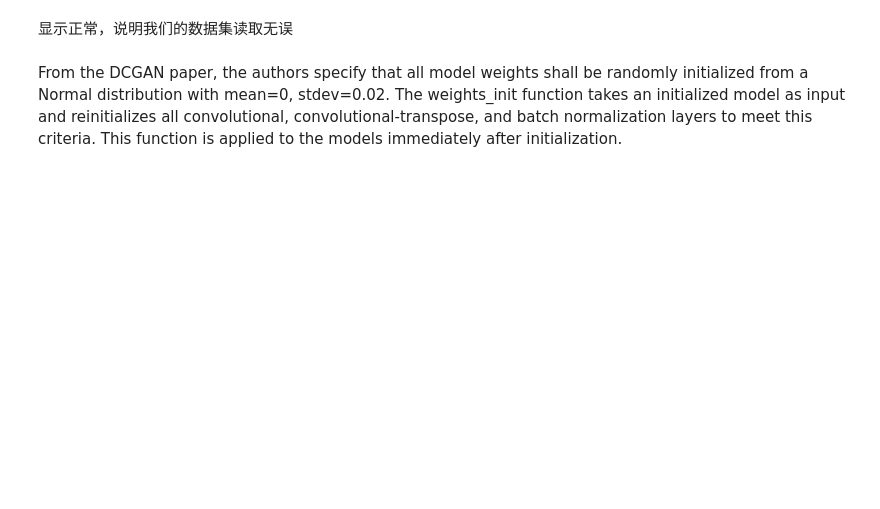
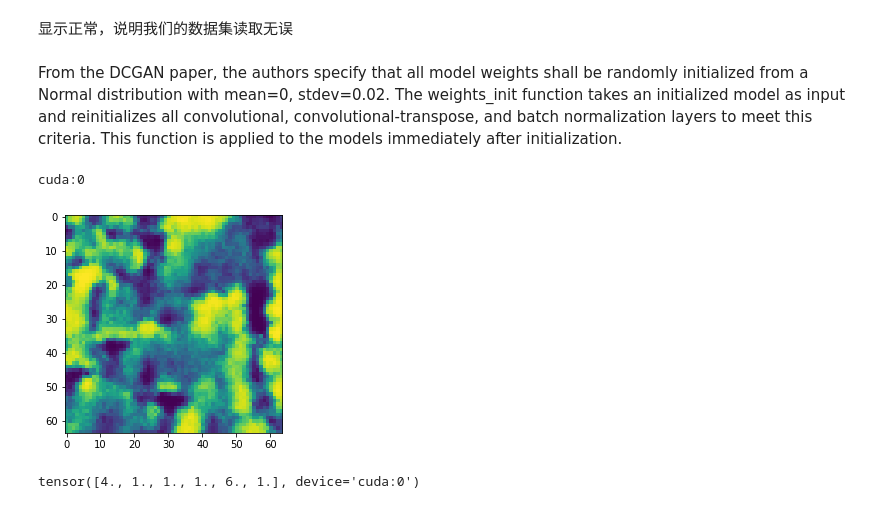
Before and after one commit to Tyrion58/SZD_image_generate, a Jupyter notebook: GAN.ipynb, the cells around one changed output. Saved outputs shown, nothing was run; the diff lists cells and outputs as text; code cells hidden in the pictures; blank space fills up the shorter version.

```diff
--- a/GAN.ipynb
+++ b/GAN.ipynb
@@ -354,7 +438,7 @@ def generate_latent_points(latent_dim, n_samples, n_classes=EXTRINSIC_DIM):
     labels = np.random.choice(len(YS),size=n_samples)
     weights = WEIGHTS[labels]
     labels=YS_scaled[labels]
-    return torch.from_numpy(z_input), torch.from_numpy(labels), weights
+    return torch.from_numpy(z_input).to(device), torch.from_numpy(labels).to(device), weights
 
 # use the generator to generate n fake examples, with class labels
 def generate_fake_samples(generator, latent_dim, n_samples):
@@ -381,10 +465,11 @@ def train_GAN(G, D, G_opt, D_opt, dataset):
         D_opt.zero_grad()
 
         # 真实数据
-        x_real = data.to(device)
+        x_real = data.to(device).float()
         y_real = torch.ones(batch_size, ).to(device)
         # label_onehot = onehot[label]
-        y_real_predict = D(x_real.float(), label.float()).squeeze()
+        label = label.to(device).float()
+        y_real_predict = D(x_real, label).squeeze()
         d_real_loss = criterion(y_real_predict, y_real)
         d_real_loss.backward()
 
@@ -401,7 +486,7 @@ def train_GAN(G, D, G_opt, D_opt, dataset):
         # 生成fake数据
         x_fake, noise_label, y_fake= generate_fake_samples(G, label_dim, batch_size)
         y_fake_predict = D(x_fake.float(), noise_label.float()).squeeze()
-        y_fake = torch.from_numpy(y_fake).reshape(-1).float()
+        y_fake = torch.from_numpy(y_fake).reshape(-1).float().to(device)
         d_fake_loss = criterion(y_fake_predict, y_fake)
         d_fake_loss.backward()
         D_opt.step()
@@ -431,14 +516,18 @@ def train_GAN(G, D, G_opt, D_opt, dataset):
     return err_D, err_G
 # %%
 # Models
-D = Discriminator()
+D = Discriminator().cuda()
 D.apply(weights_init)
 
-G = Generator()
+G = Generator().cuda()
 G.apply(weights_init)
 
 D_opt = torch.optim.Adam(D.parameters(), lr= lr, betas=(beta1, 0.999))#, betas=(beta1, 0.999))
 G_opt = torch.optim.Adam(G.parameters(), lr= lr, betas=(beta1, 0.999))#, betas=(beta1, 0.999))
+
+print(next(D.parameters()).device)
+# %% [output]
+cuda:0
 # %%
 # Loss function
 criterion = torch.nn.BCELoss()
@@ -451,13 +540,26 @@ G_loss = []
 # %%
 for epoch in tqdm(range(num_epochs)):
     D_losses = []
     G_losses = []
     if epoch == 5 or epoch == 10:
         G_opt.param_groups[0]['lr'] /= 2
         D_opt.param_groups[0]['lr'] /= 2
 
     # training
     err_D, err_G = train_GAN(G, D, G_opt, D_opt, dataloader)
 
     D_loss.append(err_D)
     G_loss.append(err_G)
+
+    with torch.no_grad():
+        x_fake, noise_label, y_fake= generate_fake_samples(G, label_dim, 1)
+
+    plt.imshow(x_fake[0, 0, :, :].cpu())
+# %% [output]
+[figure, added]
+# %%
+y = [4.0, 1.0, 1.0, 1.0, 6.0, 1.0]
+y = torch.tensor(y).to(device)
+y
+# %% [output]
+tensor([4., 1., 1., 1., 6., 1.], device='cuda:0')
```
Also changed, not shown: parts of 16 cells of this notebook.
